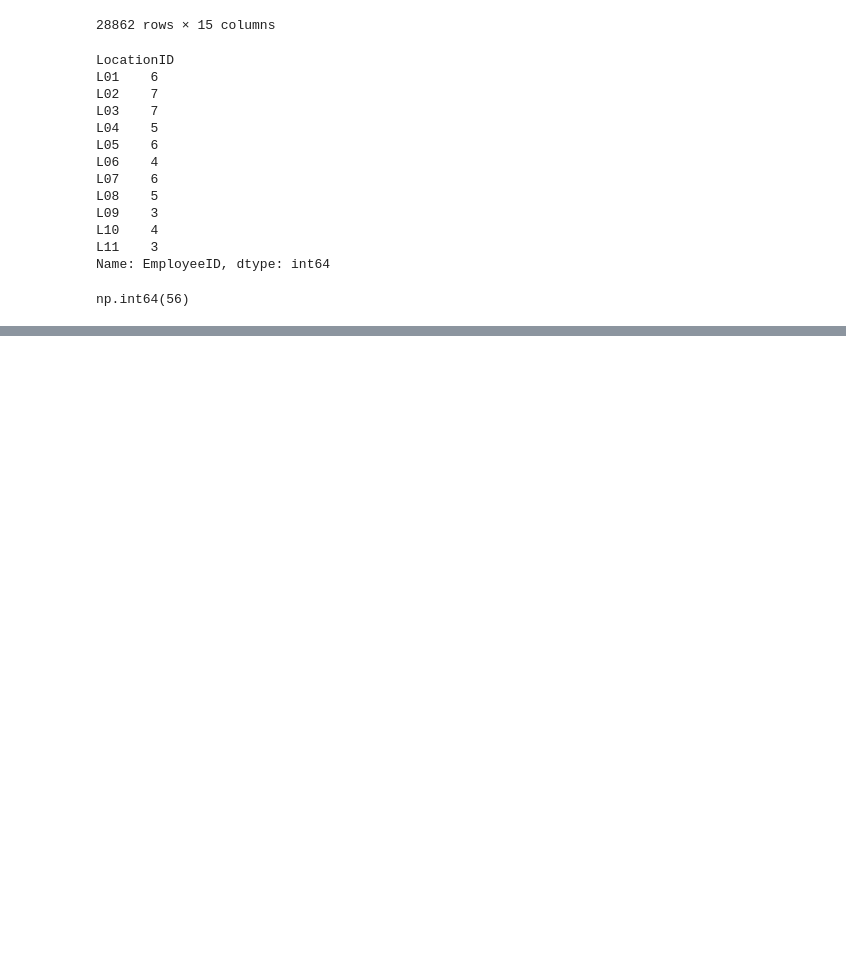
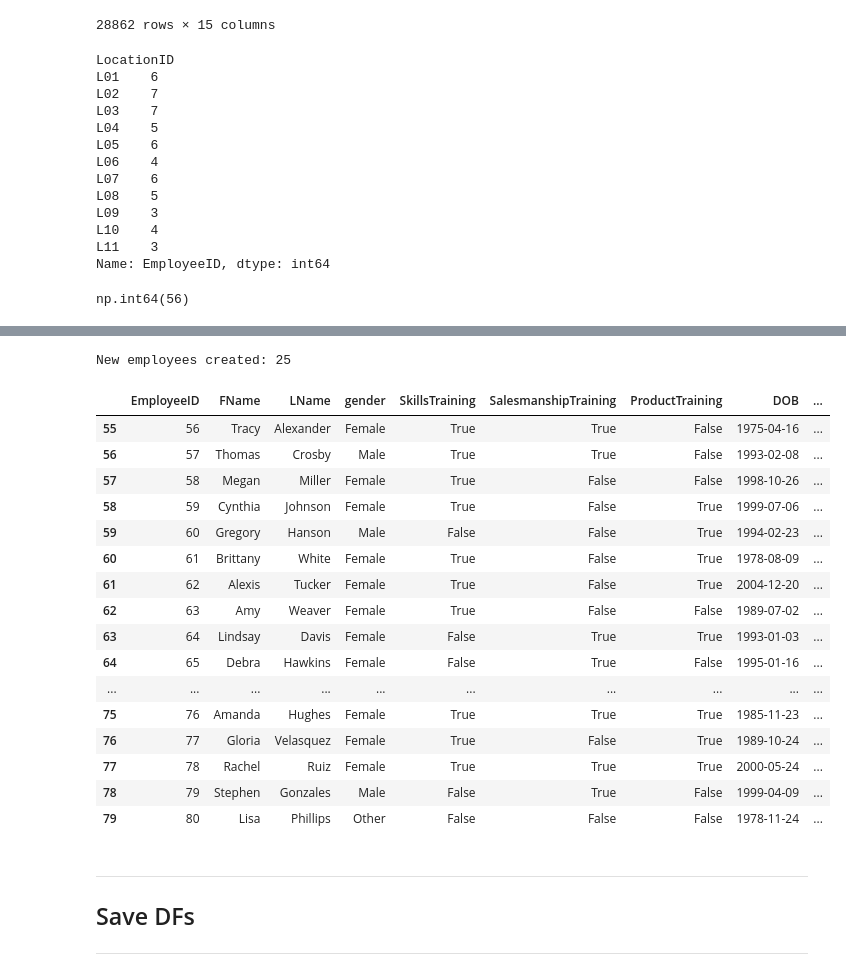
Before and after one commit to diwanashita/ace-bikes-data-transformation, a Jupyter notebook: data_extension.ipynb, the cells around one changed output, grey strips where cells are left out. Drawn from its saved outputs; the diff is of its cells as text; code cells hidden in the pictures; blank space fills up the shorter version.

```diff
--- a/data_extension.ipynb
+++ b/data_extension.ipynb
@@ -784,0 +701,30 @@ new_employees_df
+# %%
+# Get employees created after the original max ID
+original_max_id = employees_orig['EmployeeID'].max()
+new_employees_only = new_employees_df[new_employees_df['EmployeeID'] > original_max_id]
+
+print(f"New employees created: {len(new_employees_only)}")
+new_employees_only
+# %% [output]
+New employees created: 25
+|  | EmployeeID | FName | LName | gender | SkillsTraining | SalesmanshipTraining | ProductTraining | DOB | ... |
+| 55 | 56 | Tracy | Alexander | Female | True | True | False | 1975-04-16 | ... |
+| 56 | 57 | Thomas | Crosby | Male | True | True | False | 1993-02-08 | ... |
+| 57 | 58 | Megan | Miller | Female | True | False | False | 1998-10-26 | ... |
+| 58 | 59 | Cynthia | Johnson | Female | True | False | True | 1999-07-06 | ... |
+| 59 | 60 | Gregory | Hanson | Male | False | False | True | 1994-02-23 | ... |
+| 60 | 61 | Brittany | White | Female | True | False | True | 1978-08-09 | ... |
+| 61 | 62 | Alexis | Tucker | Female | True | False | True | 2004-12-20 | ... |
+| 62 | 63 | Amy | Weaver | Female | True | False | False | 1989-07-02 | ... |
+| 63 | 64 | Lindsay | Davis | Female | False | True | True | 1993-01-03 | ... |
+| 64 | 65 | Debra | Hawkins | Female | False | True | False | 1995-01-16 | ... |
+| ... | ... | ... | ... | ... | ... | ... | ... | ... | ... |
+| 75 | 76 | Amanda | Hughes | Female | True | True | True | 1985-11-23 | ... |
+| 76 | 77 | Gloria | Velasquez | Female | True | False | True | 1989-10-24 | ... |
+| 77 | 78 | Rachel | Ruiz | Female | True | True | True | 2000-05-24 | ... |
+| 78 | 79 | Stephen | Gonzales | Male | False | True | False | 1999-04-09 | ... |
+| 79 | 80 | Lisa | Phillips | Other | False | False | False | 1978-11-24 | ... |
+# %% [markdown]
+---
+## Save DFs
+---
```
Also changed, not shown: parts of 16 cells of this notebook, 11 other files.
